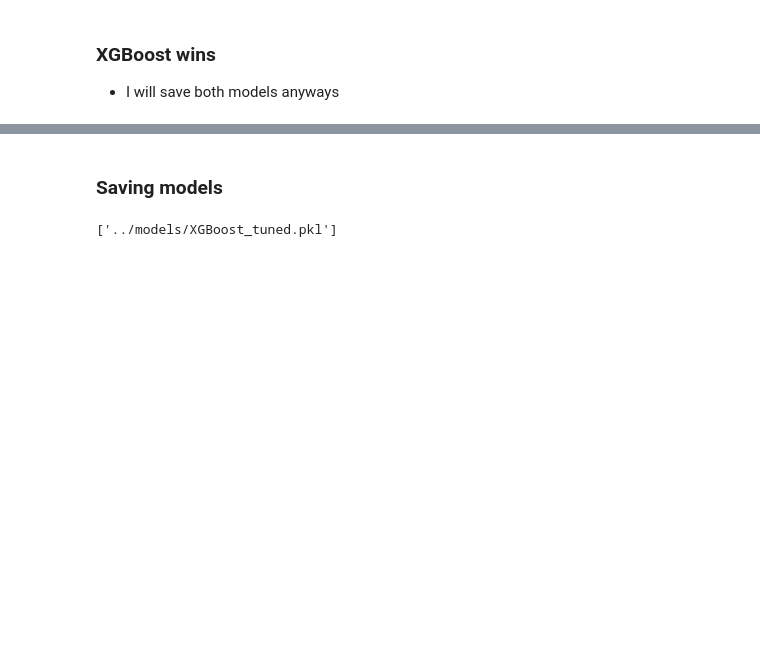
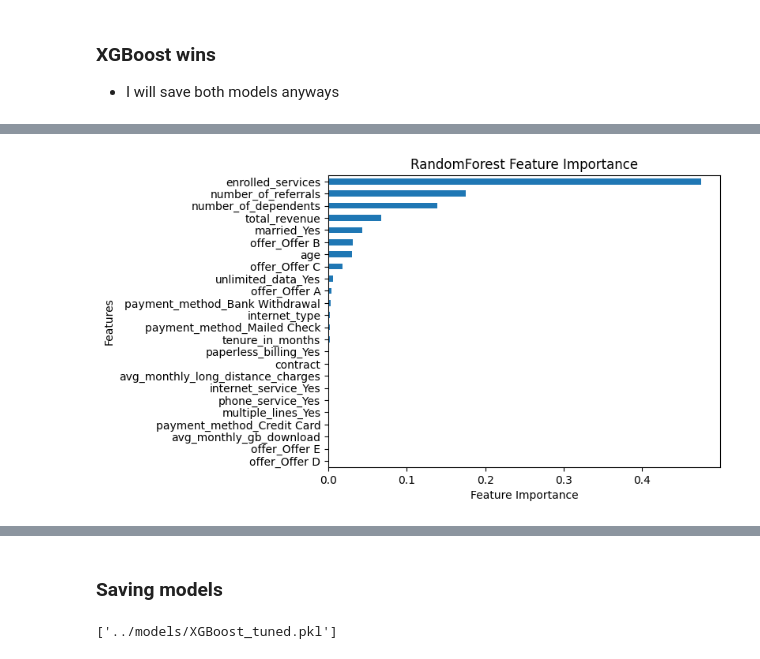
Before and after one commit to mohsen-jr/Churn_prediction, a Jupyter notebook: notebooks/03_best_model.ipynb, the cells around one changed output, grey strips where cells are left out. Cells and saved outputs as stored; diff of their text form; code cells hidden in the pictures; blank space fills up the shorter version.

```diff
--- a/notebooks/03_best_model.ipynb
+++ b/notebooks/03_best_model.ipynb
@@ -122,0 +250,8 @@ print(X_test_final.shape)
+# %%
+all_cols = ['age', 'married_Yes', 'number_of_dependents', 'number_of_referrals',
+            'tenure_in_months', 'offer_Offer A', 'offer_Offer B', 'offer_Offer C',
+            'offer_Offer D', 'offer_Offer E', 'phone_service_Yes','avg_monthly_long_distance_charges',
+            'multiple_lines_Yes', 'internet_service_Yes', 'internet_type', 'avg_monthly_gb_download',
+            'unlimited_data_Yes', 'contract', 'paperless_billing_Yes', 'payment_method_Bank Withdrawal',
+            'payment_method_Credit Card', 'payment_method_Mailed Check', 'total_revenue', 'enrolled_services']
+all_cols
@@ -348,0 +518,6 @@ model_results_opt_val.sort_values(by = ['ROC AUC'], ascending=False)
+# %%
+# For RandomForest model
+features = all_cols
+importance_rf = good_model_rf.feature_importances_
+feat_imp_rf = pd.Series(data=importance_rf, index=features)
+feat_imp_rf
@@ -348,0 +587,8 @@ model_results_opt_val.sort_values(by = ['ROC AUC'], ascending=False)
+# %%
+feat_imp_rf.sort_values().plot(kind='barh')
+plt.xlabel("Feature Importance")
+plt.ylabel("Features")
+plt.title('RandomForest Feature Importance')
+plt.show()
+# %% [output]
+[figure, added]
```
Also changed, not shown: parts of 27 cells of this notebook, 5 other files.
